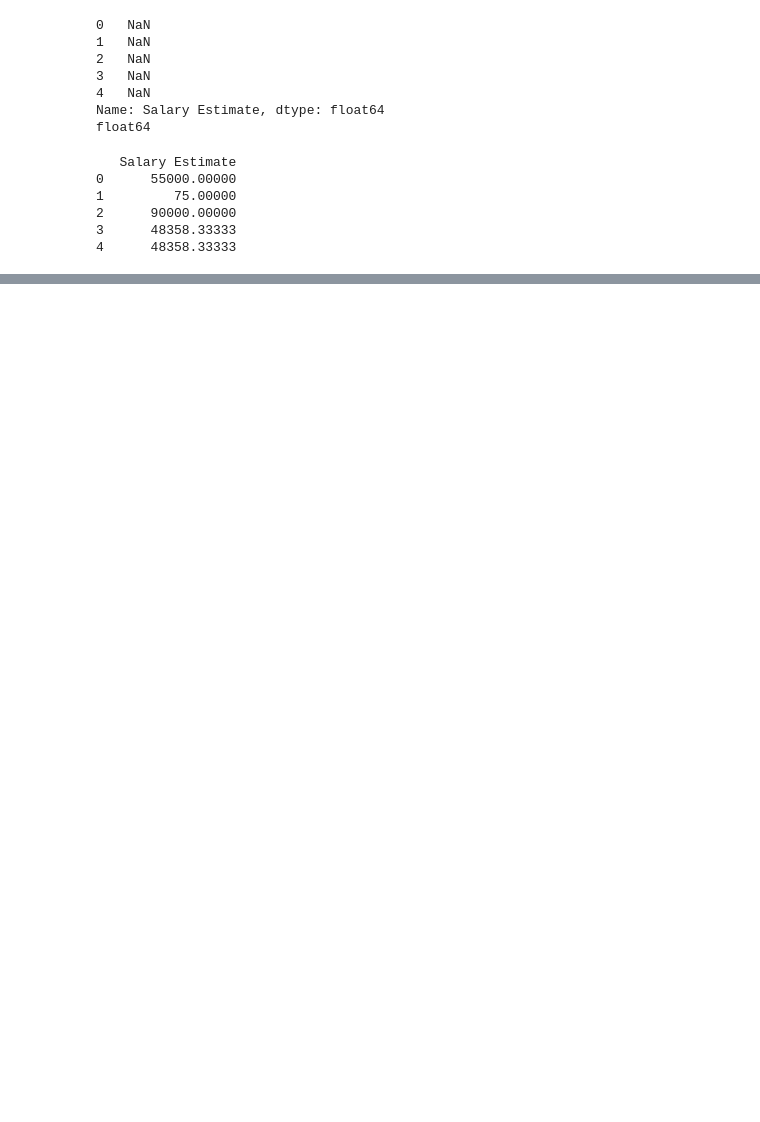
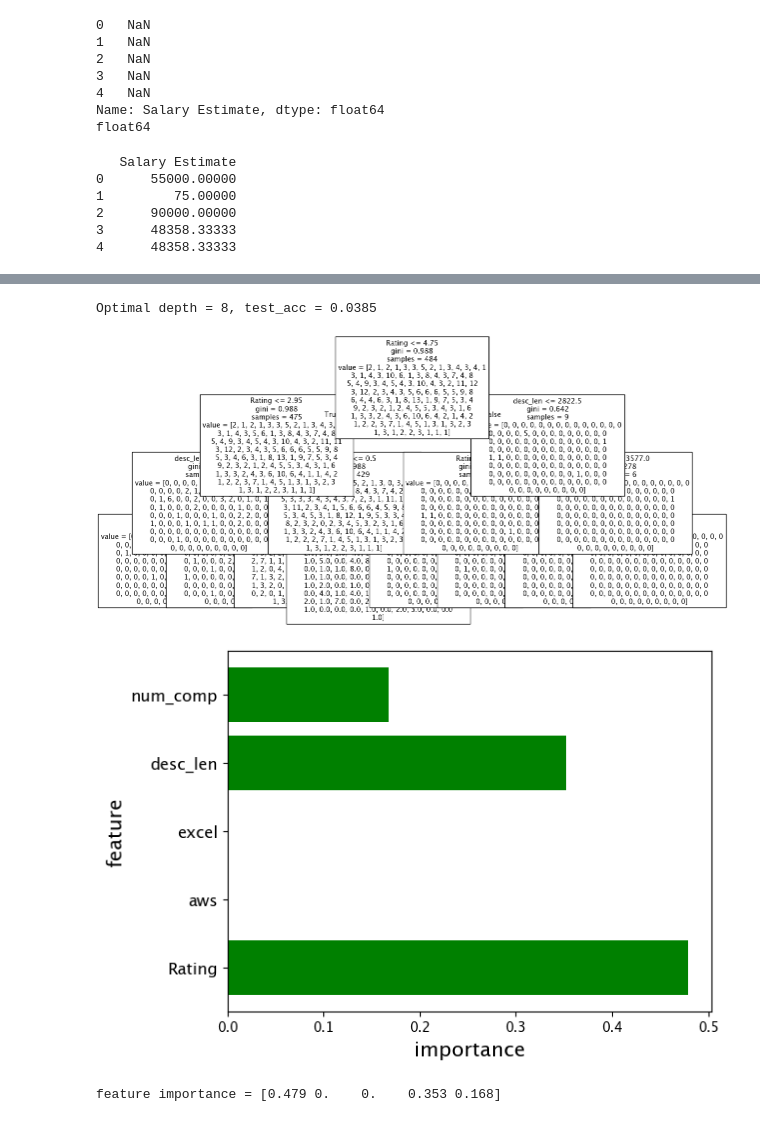
Before and after one commit to Urdadaisswag/My-DAC-Curriculum, a Jupyter notebook: DAC-002_EDA/DAC_internal_project.ipynb, the cells around one changed output, grey strips where cells are left out. Cells and saved outputs as stored; diff of their text form; code cells hidden in the pictures; blank space fills up the shorter version.

```diff
--- a/DAC-002_EDA/DAC_internal_project.ipynb
+++ b/DAC-002_EDA/DAC_internal_project.ipynb
@@ -249,0 +558,34 @@ KeyError: 'Job Title'
+# %%
+# I set max_step=3 as a constant value for tree visualization.
+model = DecisionTreeClassifier(max_depth=3)
+model.fit(x_train, y_train)
+
+# Use test data to evaluate final performance.
+y_pred = model.predict(x_test)
+test_acc = (y_pred == y_test).mean()
+print('Optimal depth = {}, test_acc = {:.4f}'.format(opt_depth, test_acc))
+
+# Visualize the tree
+# plt.figure(figsize=(20,10))
+feat_names = x.columns.tolist()
+plt.figure(figsize=(14,6))
+tree.plot_tree(model, feature_names = feat_names, fontsize=10)
+plt.show()
+
+# Analyze the importance of features.
+feature_importance = model.feature_importances_
+n_feature = x_train.shape[1]
+idx = np.arange(n_feature)
+
+plt.barh(idx, feature_importance, align='center', color='green')
+plt.yticks(idx, feat_names, size=12)
+plt.xlabel('importance', size=15)
+plt.ylabel('feature', size=15)
+plt.show()
+
+print('feature importance = {}'.format(feature_importance.round(3)))
+# %% [output]
+Optimal depth = 8, test_acc = 0.0385
+[figure, added]
+[figure, added]
+feature importance = [0.479 0.    0.    0.353 0.168]
```
Also changed, not shown: parts of 23 cells of this notebook, 3 other files.
